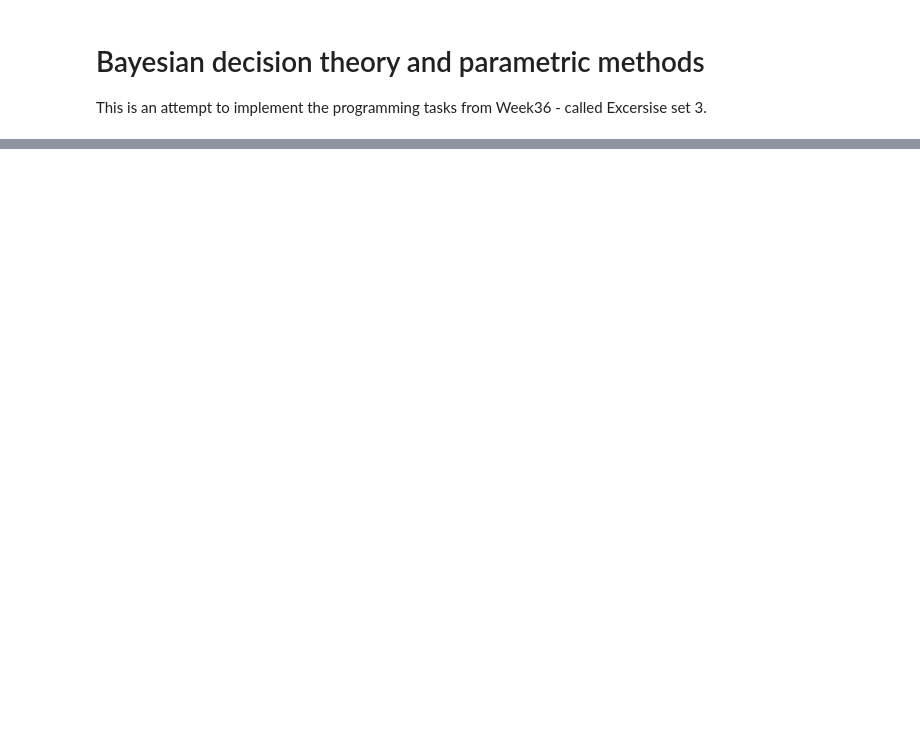
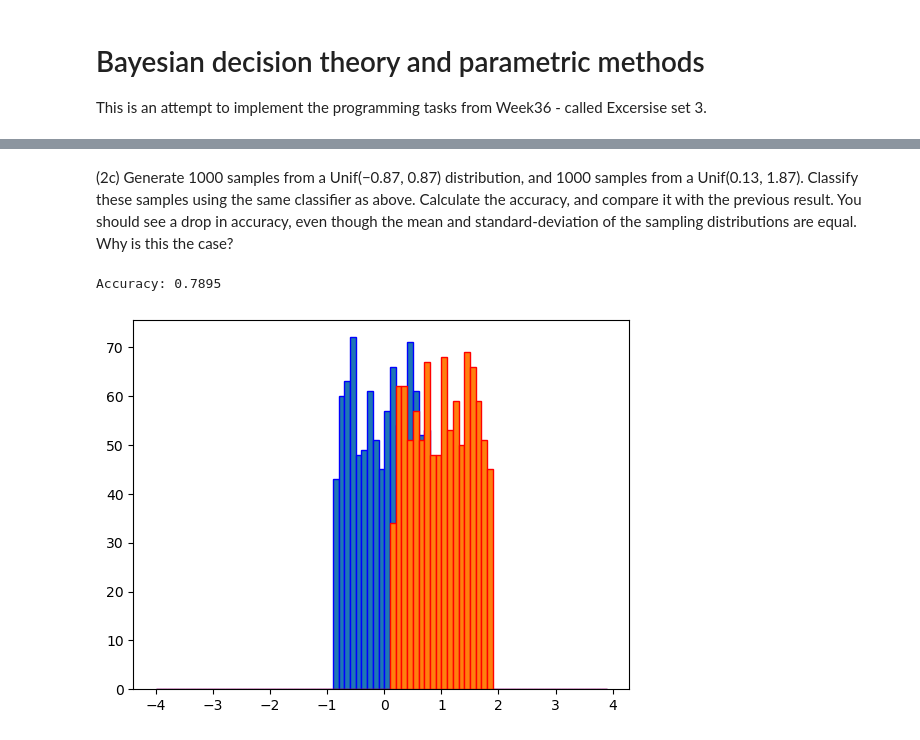
Before and after one commit to helgeingvart/FYS-2021, a Jupyter notebook: secondWeek.ipynb, the cells around one changed output, grey strips where cells are left out. Saved outputs shown, nothing was run; the diff lists cells and outputs as text; code cells hidden in the pictures; blank space fills up the shorter version.

Commit message:
All task now solved in task sheet 3 (second week). Still a bit unsure about the solution of task (4d).

```diff
--- a/secondWeek.ipynb
+++ b/secondWeek.ipynb
@@ -93,0 +101,31 @@ print("|",false_negatives, true_positives, "|")
+# %% [markdown]
+(2c) Generate 1000 samples from a Unif(−0.87, 0.87) distribution, and 1000 samples from a Unif(0.13, 1.87).
+Classify these samples using the same classifier as above. Calculate the accuracy, and compare it with the
+previous result. You should see a drop in accuracy, even though the mean and standard-deviation of the
+sampling distributions are equal. Why is this the case?
+# %%
+# Hmm, they seem to have changed the definition of the rvs function. Second argument is no longer the
+# upper limit, but rather the length of the interval...
+
+numbers_A = uniform.rvs(-0.87,2*0.87, 1000)
+numbers_B = uniform.rvs(0.13,1.87-0.13, 1000)
+classifications_A = bayesian.classify(numbers_A)
+classifications_B = bayesian.classify(numbers_B)
+
+# We consider A to be the FALSE class and B to be TRUE class. Thus, a confusion matrix will be
+true_negatives = classifications_A.count(0)
+false_negatives = classifications_B.count(0)
+true_positives = classifications_B.count(1)
+false_positives = classifications_A.count(1)
+
+acc = (true_positives + true_negatives)/2000
+print("Accuracy:", acc)
+
+# The
+
+plt.hist(numbers_A, bins=bin, edgecolor='blue')
+plt.hist(numbers_B, bins=bin, edgecolor='red')
+plt.show()
+# %% [output]
+Accuracy: 0.7895
+[figure, added]
```
Also changed, not shown: parts of 10 cells of this notebook.
